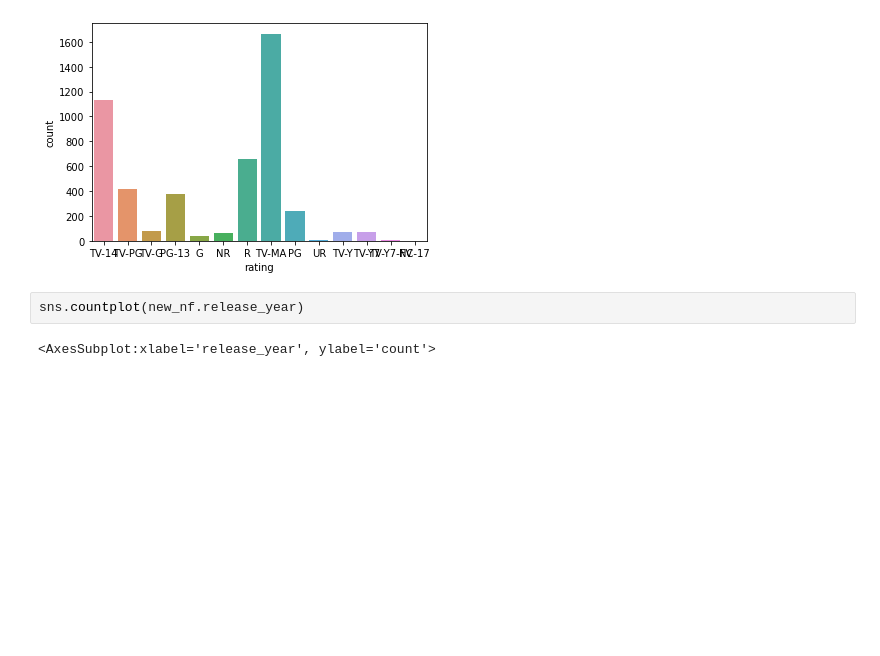
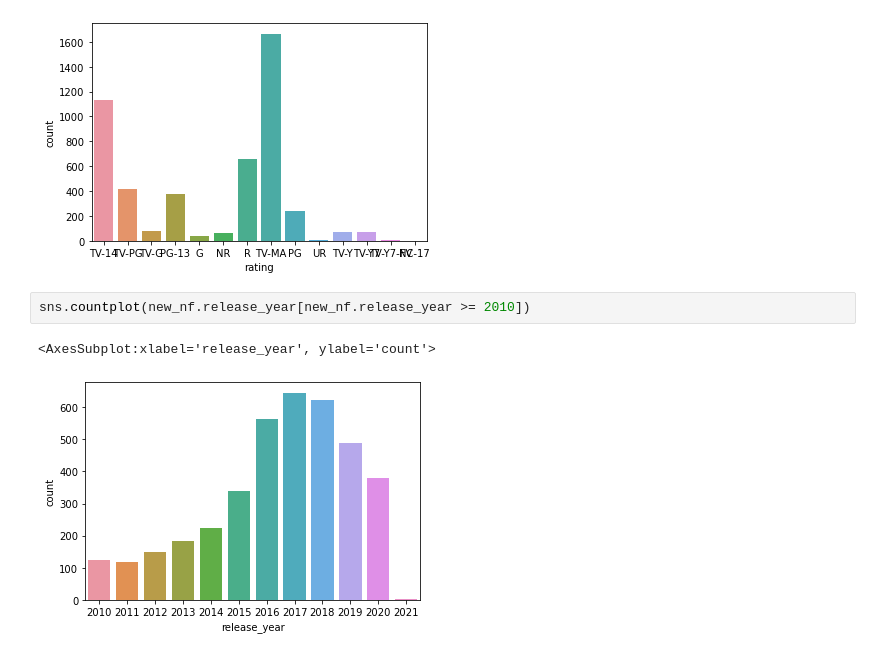
Before and after one commit to Tyta7/My-projects, a Jupyter notebook: analysis.ipynb, the cells around one changed output. Drawn from its saved outputs; the diff is of its cells as text; blank space fills up the shorter version.

```diff
--- a/analysis.ipynb
+++ b/analysis.ipynb
@@ -223,6 +223,7 @@ sns.countplot(new_nf.rating)
 <AxesSubplot:xlabel='rating', ylabel='count'>
 [figure]
 # %%
-sns.countplot(new_nf.release_year)
+sns.countplot(new_nf.release_year[new_nf.release_year >= 2010])
 # %% [output]
 <AxesSubplot:xlabel='release_year', ylabel='count'>
+[figure, added]
```
